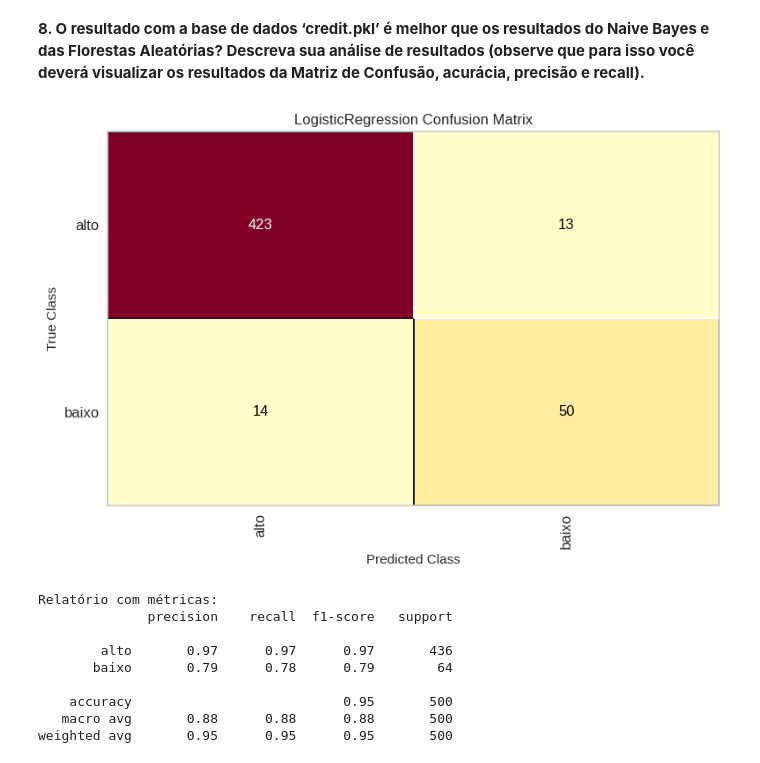
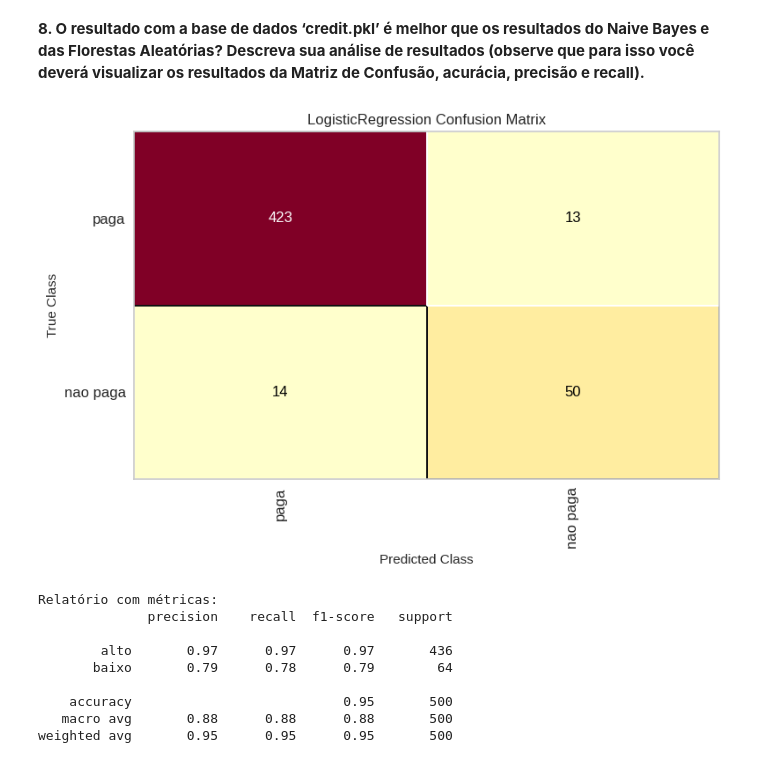
Before and after one commit to Marlon-Sbardelatti/machine-learning, a Jupyter notebook: trabalho-03/logistic_regression.ipynb, the cells around one changed output. Saved outputs shown, nothing was run; the diff lists cells and outputs as text; code cells hidden in the pictures.

Commit message:
:bug: fix(logistic_regression): reference correct const for class names

```diff
--- a/trabalho-03/logistic_regression.ipynb
+++ b/trabalho-03/logistic_regression.ipynb
@@ -150,14 +150,14 @@ A acurácia da regressão logística foi de 94,6%.
 # %%
 from yellowbrick.classifier import ConfusionMatrix
 
-cm = ConfusionMatrix(logistic_regression_credit, classes=TARGET_NAMES)
+cm = ConfusionMatrix(logistic_regression_credit, classes=CLASS_NAMES)
 cm.fit(X_credit_train, y_credit_train)
 cm.score(X_credit_test, y_credit_test)
 cm.show()
 
 plt.show()
 # %% [output]
-[figure, old version]
+[figure, new version]
 # %%
 from sklearn.metrics import classification_report
 
```
Also changed, not shown: parts of 3 cells of this notebook.
